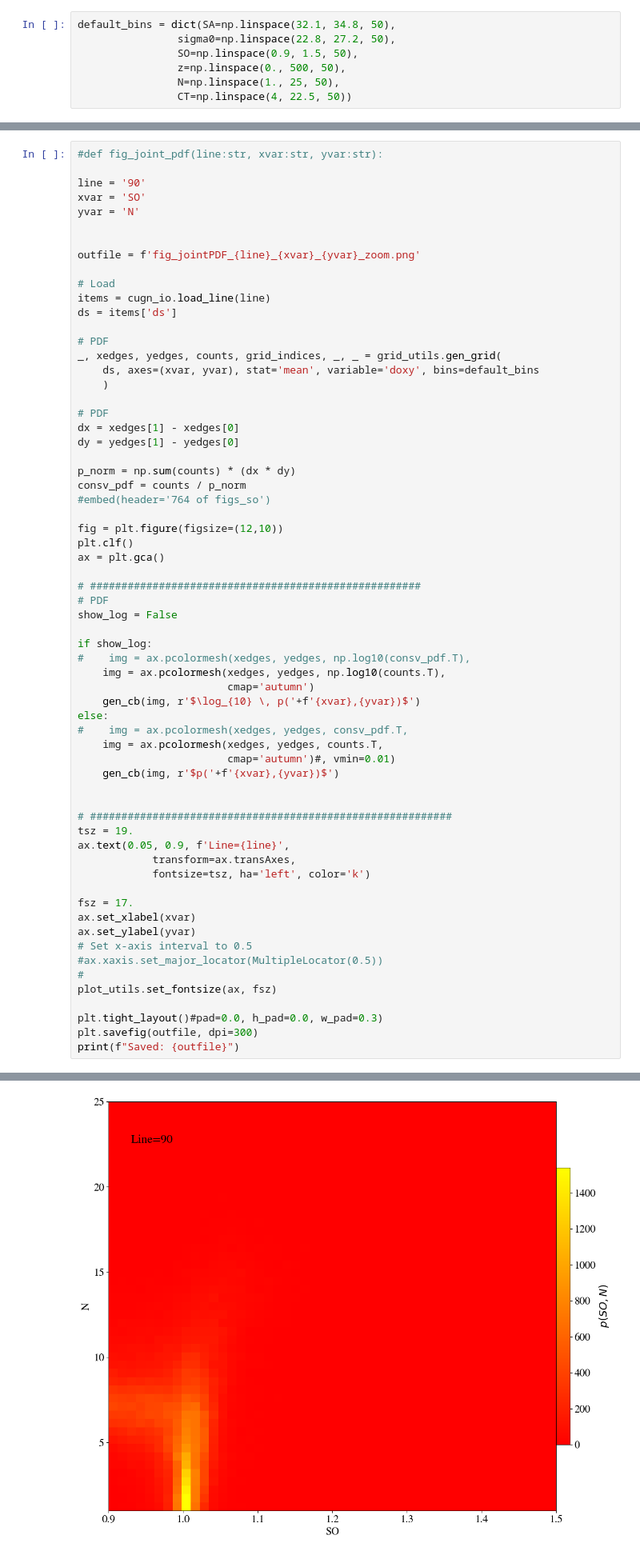
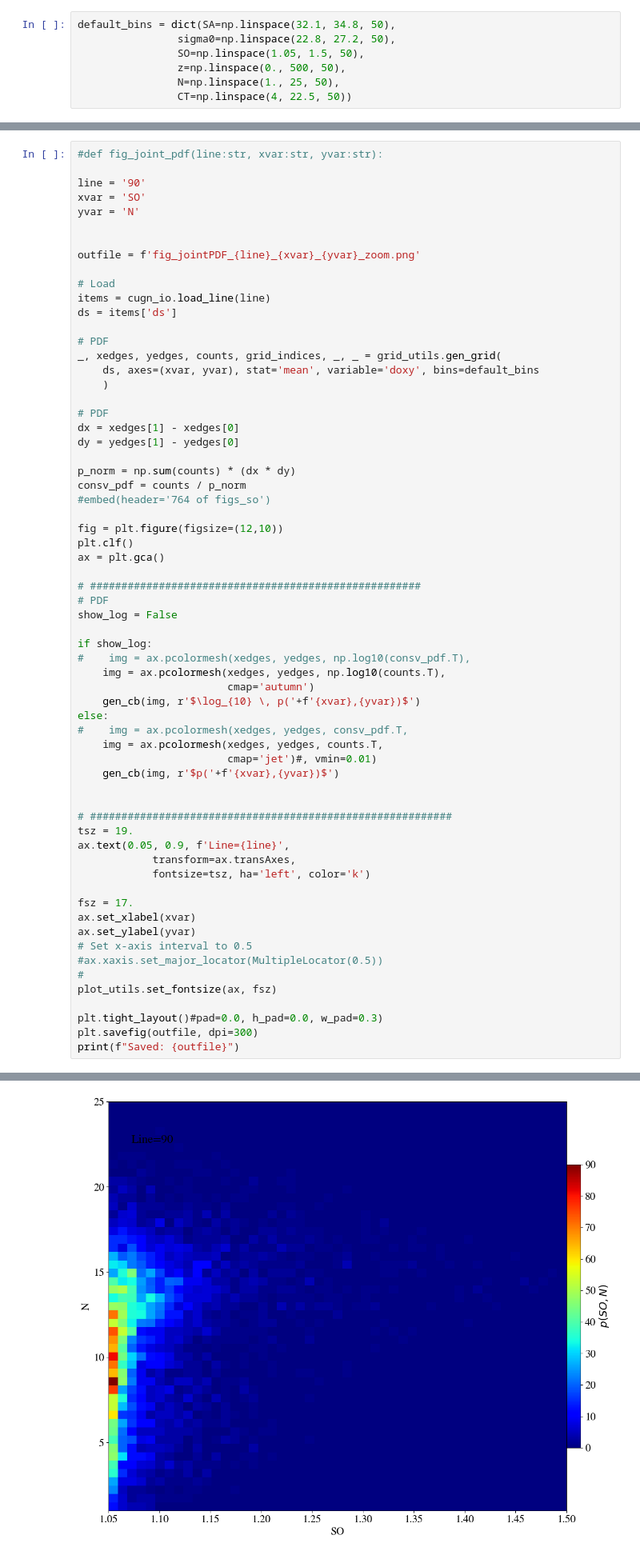
Before and after one commit to profxj/sio-sandbox, a Jupyter notebook: papers/SO/Figures/SO_vs_N_zoom.ipynb, the cells around one changed output, grey strips where cells are left out. Shown at 80% size. Drawn from its saved outputs; the diff is of its cells as text.

```diff
--- a/papers/SO/Figures/SO_vs_N_zoom.ipynb
+++ b/papers/SO/Figures/SO_vs_N_zoom.ipynb
@@ -36,7 +36,7 @@ import gsw
 # %%
 default_bins = dict(SA=np.linspace(32.1, 34.8, 50),
                 sigma0=np.linspace(22.8, 27.2, 50),
-                SO=np.linspace(0.9, 1.5, 50),
+                SO=np.linspace(1.05, 1.5, 50),
                 z=np.linspace(0., 500, 50),
                 N=np.linspace(1., 25, 50),
                 CT=np.linspace(4, 22.5, 50))
@@ -83,32 +83,32 @@ show_log = False
 if show_log:
 #    img = ax.pcolormesh(xedges, yedges, np.log10(consv_pdf.T),
     img = ax.pcolormesh(xedges, yedges, np.log10(counts.T),
                         cmap='autumn')
     gen_cb(img, r'$\log_{10} \, p('+f'{xvar},{yvar})$')
 else:
 #    img = ax.pcolormesh(xedges, yedges, consv_pdf.T,
     img = ax.pcolormesh(xedges, yedges, counts.T,
-                        cmap='autumn')#, vmin=0.01)
+                        cmap='jet')#, vmin=0.01)
     gen_cb(img, r'$p('+f'{xvar},{yvar})$')
 
 
 # ##########################################################
 tsz = 19.
 ax.text(0.05, 0.9, f'Line={line}',
             transform=ax.transAxes,
             fontsize=tsz, ha='left', color='k')
 
 fsz = 17.
 ax.set_xlabel(xvar)
 ax.set_ylabel(yvar)
 # Set x-axis interval to 0.5
 #ax.xaxis.set_major_locator(MultipleLocator(0.5))
 #
 plot_utils.set_fontsize(ax, fsz)
 
 plt.tight_layout()#pad=0.0, h_pad=0.0, w_pad=0.3)
 plt.savefig(outfile, dpi=300)
 print(f"Saved: {outfile}")
 # %% [output]
 Saved: fig_jointPDF_90_SO_N_zoom.png
-[figure, old version]
+[figure, new version]
```
